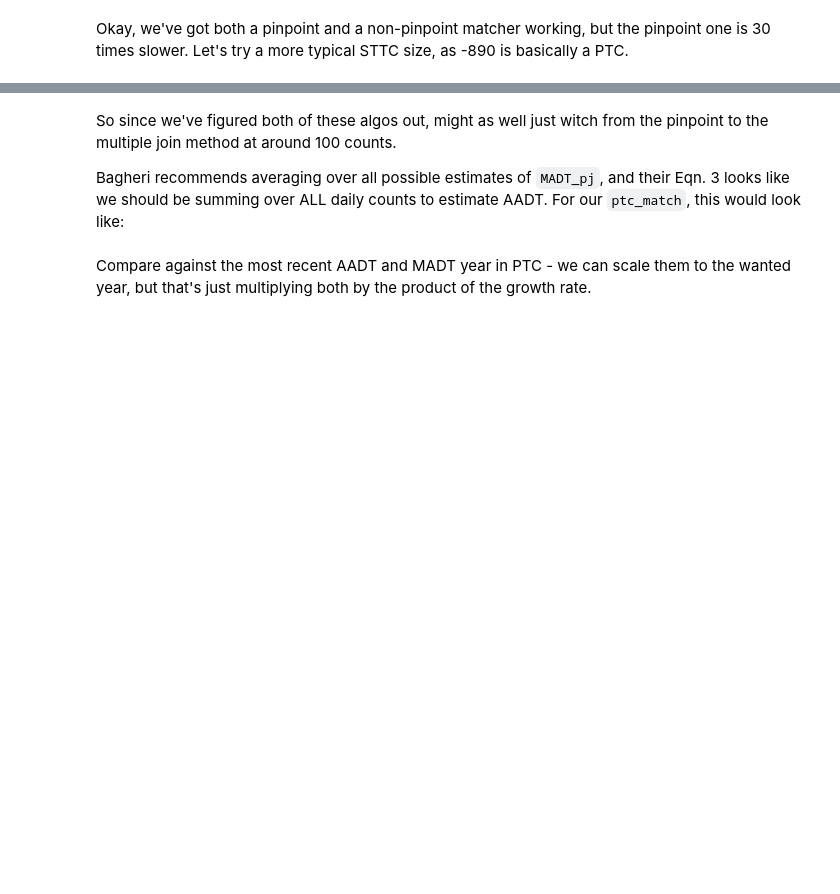
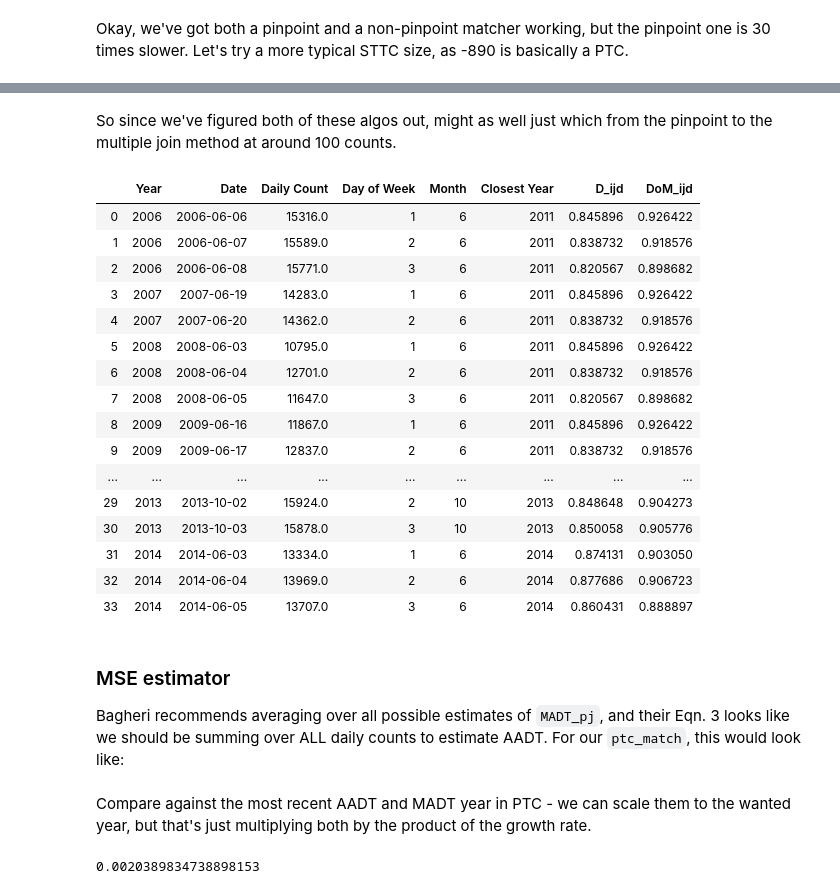
Before and after one commit to CityofToronto/bdit_traffic_prophet, a Jupyter notebook: development_notebooks/CountmatchDev3-SensibleMatcherPrototype.ipynb, the cells around one changed output, grey strips where cells are left out. Cells and saved outputs as stored; diff of their text form; code cells hidden in the pictures; blank space fills up the shorter version.

Commit message:
#14 prototype of simplified CountMatch matcher.

```diff
--- a/development_notebooks/CountmatchDev3-SensibleMatcherPrototype.ipynb
+++ b/development_notebooks/CountmatchDev3-SensibleMatcherPrototype.ipynb
@@ -560,7 +555,7 @@ def pinpoint_factor_lookup(sttc_row, ptc):
         domijd = ptc.data['DoM Factor'].at[(closest_year, sttc_row['Month']), sttc_row['Day of Week']]
     # If not available, use the annual average from the closest year.
     else:
-        closest_year = get_closest_year(sttc_row['Year'], ptc.data['AADT'].index.values())
+        closest_year = get_closest_year(sttc_row['Year'], ptc.data['AADT'].index.values)
         dijd = ptc.data['D_i'].at[closest_year, 'D_i']
         domijd = ptc.data['DoM_i'].at[closest_year, 'DoM_i']
     return closest_year, dijd, domijd
@@ -701,5 +696,35 @@ ax.hist([sttc.data.shape[0] for sttc in rdr.sttcs.values()], bins=300, log=True)
+# %% [markdown]
+So since we've figured both of these algos out, might as well just which from the pinpoint to the multiple join method at around 100 counts.
+# %%
+def get_ptc_match_table(sttc, ptc):
+    if sttc.data.shape[0] >= 50:
+        ptc_match = get_factors_from_ptc(sttc, ptc)
+        fix_factors_from_ptc(ptc_match, sttc, ptc)
+    else:
+        ptc_match = get_factors_from_ptc_pinpoint(sttc, ptc)
+    return ptc_match
+
+get_ptc_match_table(rdr.sttcs[906551], ptc)
+# %% [output]
+|  | Year | Date | Daily Count | Day of Week | Month | Closest Year | D_ijd | DoM_ijd |
+| 0 | 2006 | 2006-06-06 | 15316.0 | 1 | 6 | 2011 | 0.845896 | 0.926422 |
+| 1 | 2006 | 2006-06-07 | 15589.0 | 2 | 6 | 2011 | 0.838732 | 0.918576 |
+| 2 | 2006 | 2006-06-08 | 15771.0 | 3 | 6 | 2011 | 0.820567 | 0.898682 |
+| 3 | 2007 | 2007-06-19 | 14283.0 | 1 | 6 | 2011 | 0.845896 | 0.926422 |
+| 4 | 2007 | 2007-06-20 | 14362.0 | 2 | 6 | 2011 | 0.838732 | 0.918576 |
+| 5 | 2008 | 2008-06-03 | 10795.0 | 1 | 6 | 2011 | 0.845896 | 0.926422 |
+| 6 | 2008 | 2008-06-04 | 12701.0 | 2 | 6 | 2011 | 0.838732 | 0.918576 |
+| 7 | 2008 | 2008-06-05 | 11647.0 | 3 | 6 | 2011 | 0.820567 | 0.898682 |
+| 8 | 2009 | 2009-06-16 | 11867.0 | 1 | 6 | 2011 | 0.845896 | 0.926422 |
+| 9 | 2009 | 2009-06-17 | 12837.0 | 2 | 6 | 2011 | 0.838732 | 0.918576 |
+| ... | ... | ... | ... | ... | ... | ... | ... | ... |
+| 29 | 2013 | 2013-10-02 | 15924.0 | 2 | 10 | 2013 | 0.848648 | 0.904273 |
+| 30 | 2013 | 2013-10-03 | 15878.0 | 3 | 10 | 2013 | 0.850058 | 0.905776 |
+| 31 | 2014 | 2014-06-03 | 13334.0 | 1 | 6 | 2014 | 0.874131 | 0.903050 |
+| 32 | 2014 | 2014-06-04 | 13969.0 | 2 | 6 | 2014 | 0.877686 | 0.906723 |
+| 33 | 2014 | 2014-06-05 | 13707.0 | 3 | 6 | 2014 | 0.860431 | 0.888897 |
 # %% [markdown]
-So since we've figured both of these algos out, might as well just witch from the pinpoint to the multiple join method at around 100 counts.
+### MSE estimator
 
 Bagheri recommends averaging over all possible estimates of `MADT_pj`, and their Eqn. 3 looks like we should be summing over ALL daily counts to estimate AADT.  For our `ptc_match`, this would look like:
 # %%
@@ -716,0 +748,4 @@ Compare against the most recent AADT and MADT year in PTC - we can scale them to
+# %%
+mse
+# %% [output]
+0.0020389834738898153
```
Also changed, not shown: parts of 34 cells of this notebook.
